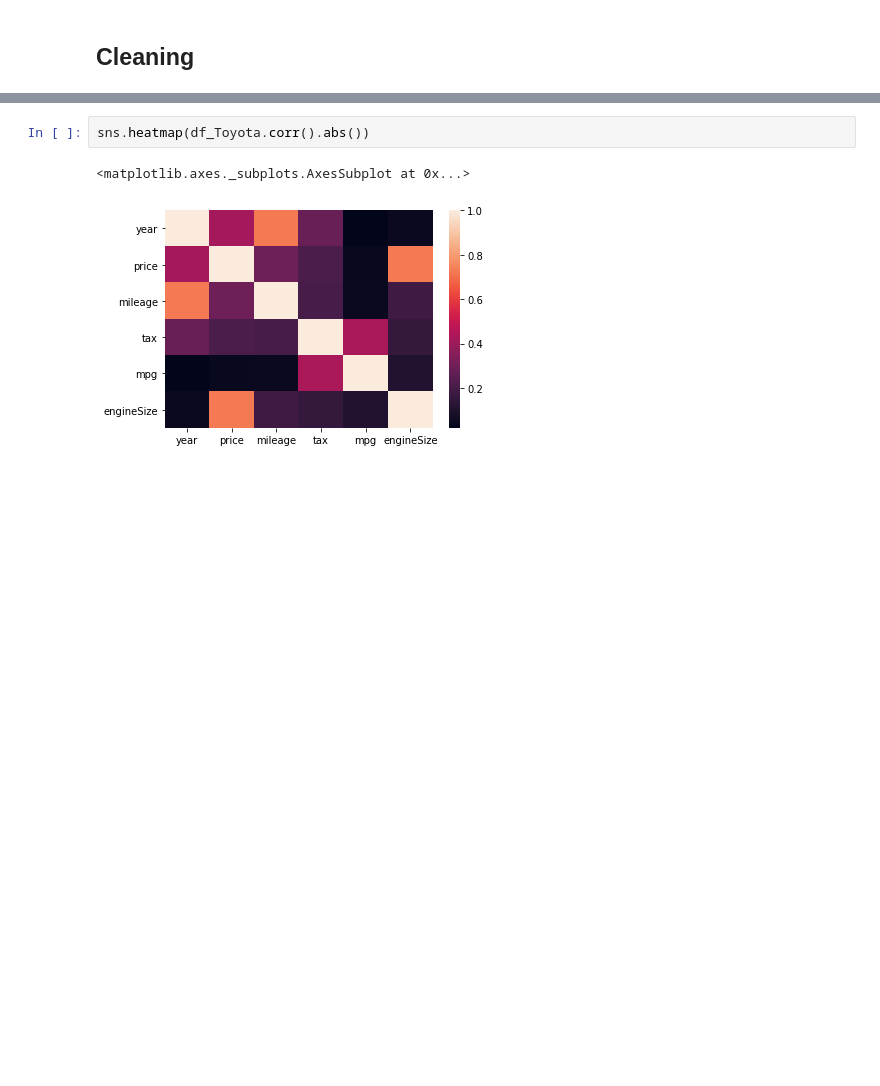
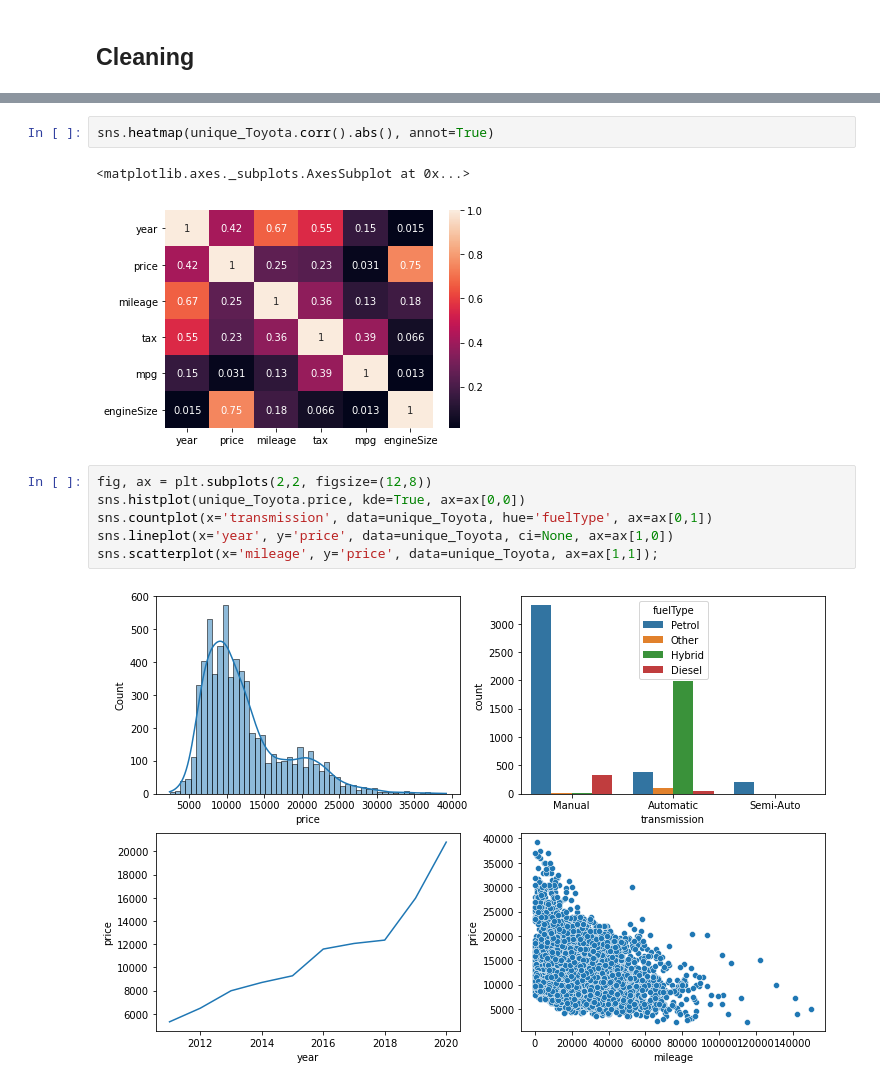
Before and after one commit to Raanank10/UK_Used_Car_Data, a Jupyter notebook: 100000_UK_Used_Car_Data_set_regression_project_.ipynb, the cells around one changed output, grey strips where cells are left out. Drawn from its saved outputs; the diff is of its cells as text; blank space fills up the shorter version.

```diff
--- a/100000_UK_Used_Car_Data_set_regression_project_.ipynb
+++ b/100000_UK_Used_Car_Data_set_regression_project_.ipynb
@@ -153,5 +314,13 @@ df_Toyota.corr()
 # %%
-sns.heatmap(df_Toyota.corr().abs())
+sns.heatmap(unique_Toyota.corr().abs(), annot=True)
 # %% [output]
 <matplotlib.axes._subplots.AxesSubplot at 0x...>
-[figure, old version]
+[figure, new version]
+# %%
+fig, ax = plt.subplots(2,2, figsize=(12,8))
+sns.histplot(unique_Toyota.price, kde=True, ax=ax[0,0])
+sns.countplot(x='transmission', data=unique_Toyota, hue='fuelType', ax=ax[0,1])
+sns.lineplot(x='year', y='price', data=unique_Toyota, ci=None, ax=ax[1,0])
+sns.scatterplot(x='mileage', y='price', data=unique_Toyota, ax=ax[1,1]);
+# %% [output]
+[figure, added]
```
Also changed, not shown: parts of 19 cells of this notebook.
